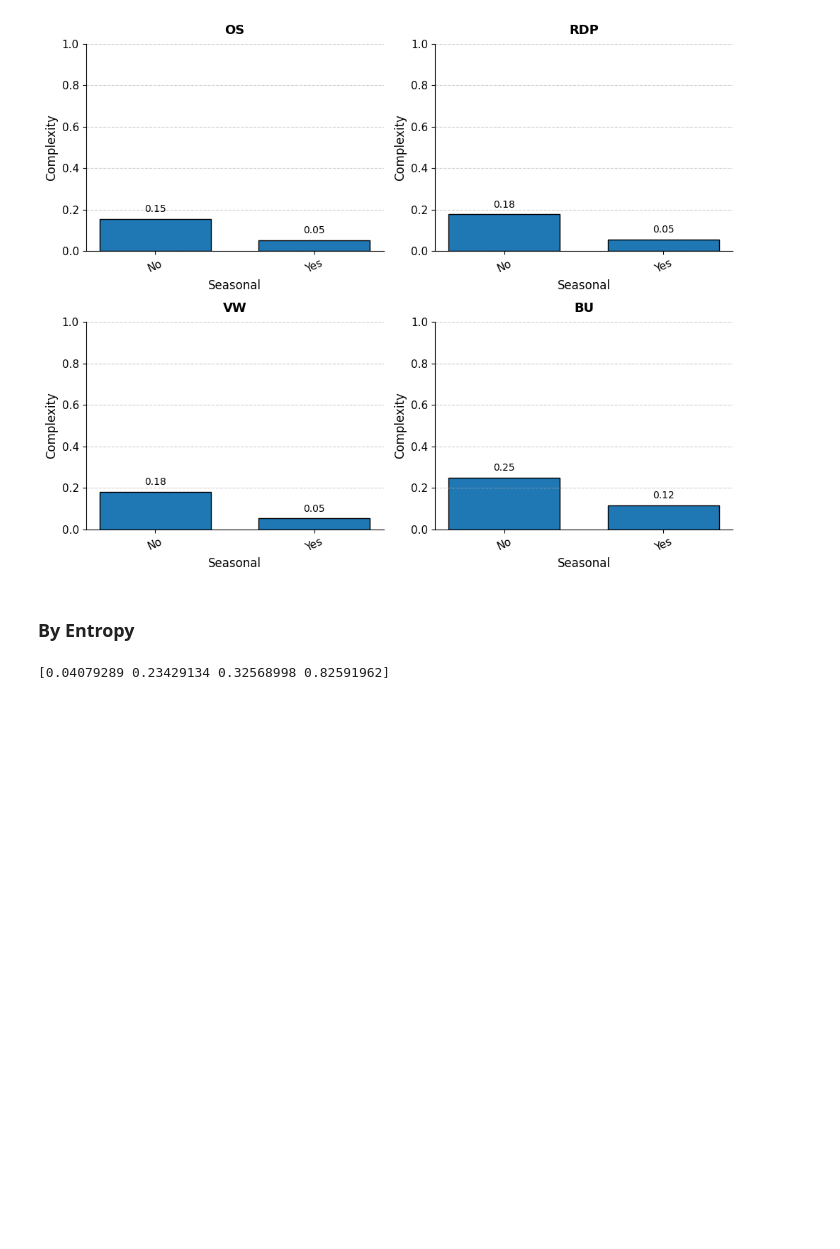
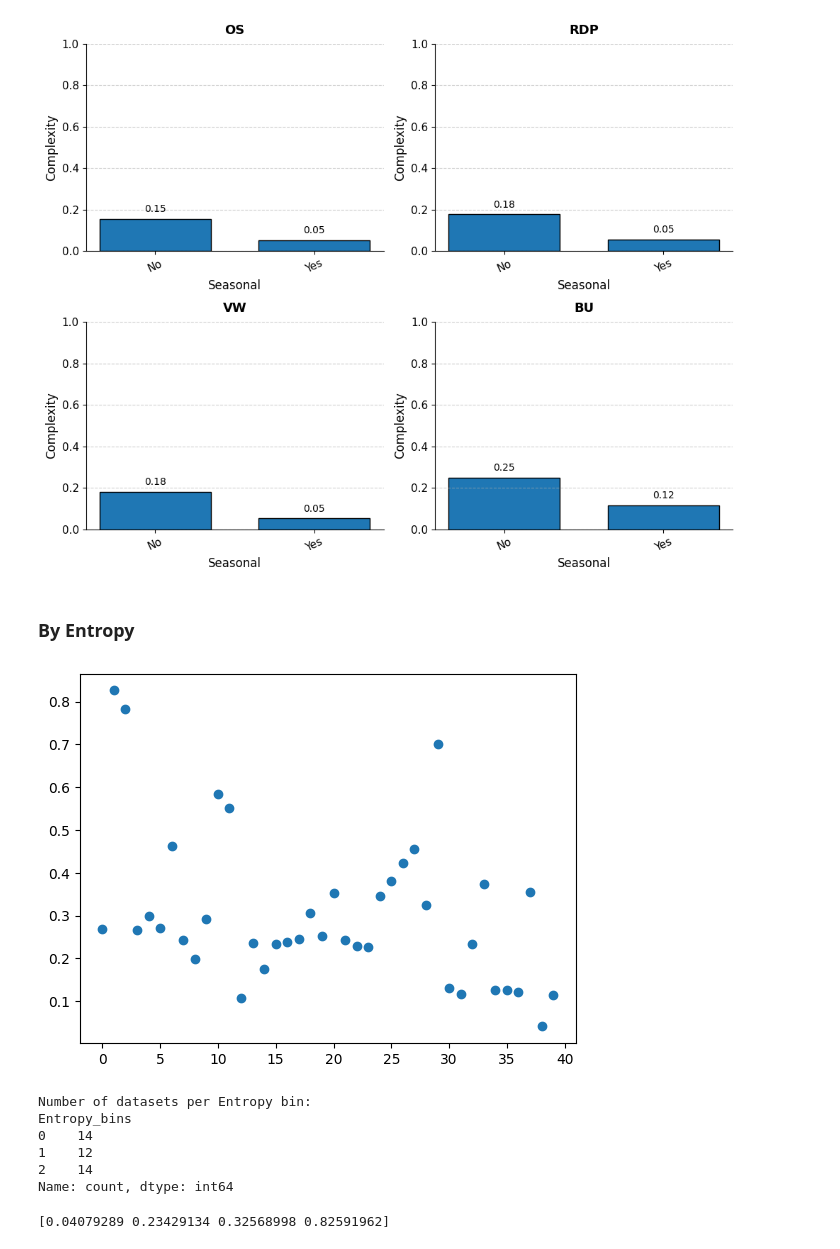
Before and after one commit to femartip/XAI_time_series, a Jupyter notebook: results/global_results.ipynb, the cells around one changed output. Saved outputs shown, nothing was run; the diff lists cells and outputs as text; code cells hidden in the pictures; blank space fills up the shorter version.

```diff
--- a/results/global_results.ipynb
+++ b/results/global_results.ipynb
@@ -1181,6 +1189,23 @@ plt.show()
 ### By Entropy
 # %%
 metadata["Entropy_bins"], _ = pd.qcut(metadata["Entropy"], q=3, labels=[0,1,2], retbins=True)
+# %%
+entropy_list = metadata["Entropy"].tolist()
+plt.scatter(range(len(entropy_list)), entropy_list)
+plt.show()
+# %% [output]
+[figure, added]
+# %%
+entropy_bin_counts = metadata["Entropy_bins"].value_counts().sort_index()
+print("Number of datasets per Entropy bin:")
+print(entropy_bin_counts)
+# %% [output]
+Number of datasets per Entropy bin:
+Entropy_bins
+0    14
+1    12
+2    14
+Name: count, dtype: int64
 # %%
 _, bins = pd.qcut(metadata["Entropy"], q=3, labels=[0,1,2], retbins=True)
 print(bins)
```
Also changed, not shown: parts of 16 cells of this notebook, 45 other files.
